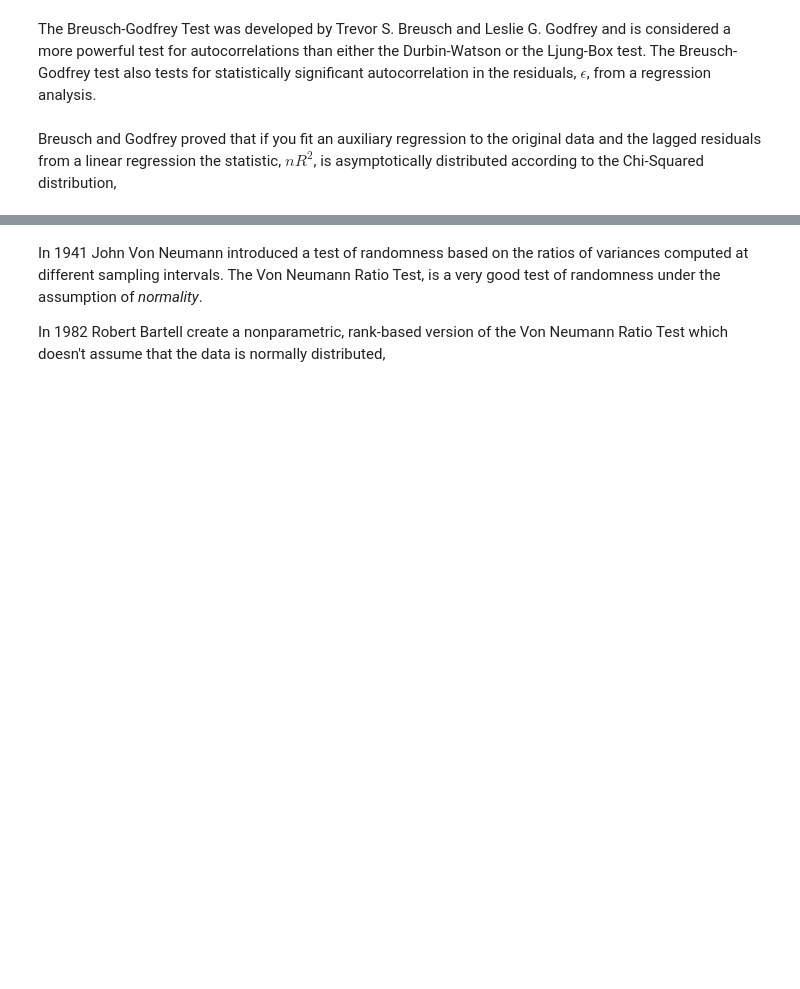
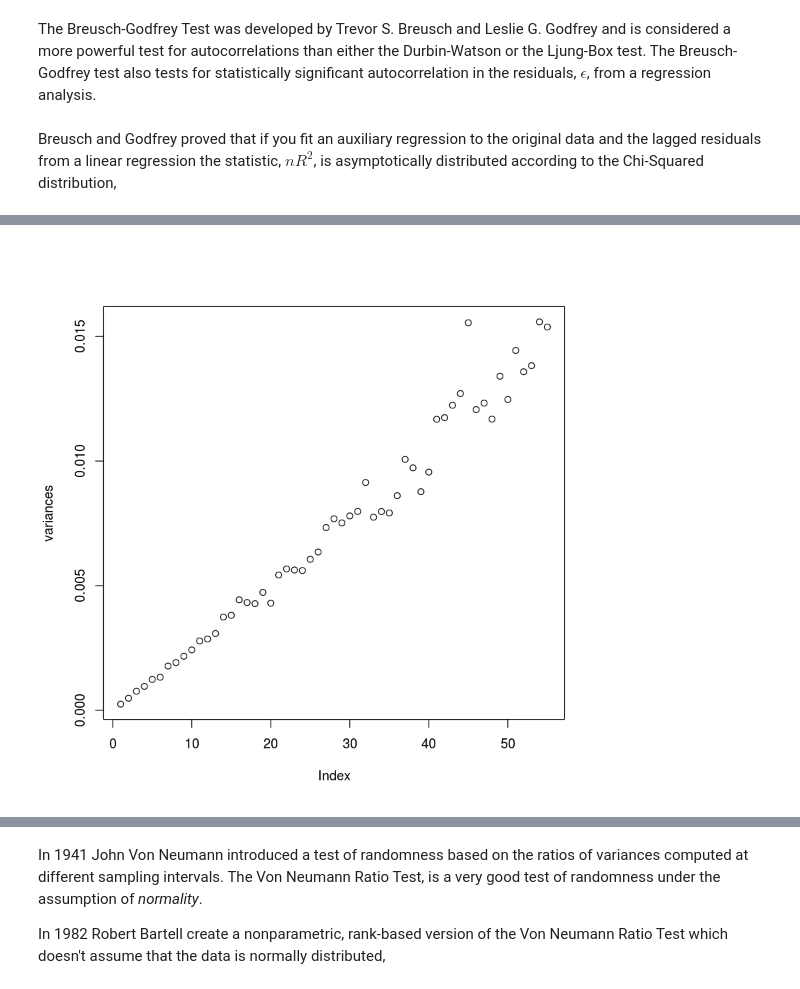
Before and after one commit to StuartGordonReid/Python-Notebooks, a Jupyter notebook: RFinance Talk Market Efficiency.ipynb, the cells around one changed output, grey strips where cells are left out. Drawn from its saved outputs; the diff is of its cells as text; code cells hidden in the pictures; blank space fills up the shorter version.

```diff
--- a/RFinance Talk Market Efficiency.ipynb
+++ b/RFinance Talk Market Efficiency.ipynb
@@ -184,0 +204,10 @@ Breusch and Godfrey proved that if you fit an auxiliary regression to the origin
+# %%
+# Now let's print it's variance at different frequencies.
+variances <- c()
+for(i in 1:55) {
+    suppressWarnings(variances <- c(variances,
+                                    var(emh::as_frequency(gbm_walk, i))))
+}
+plot(variances)
+# %% [output]
+[figure, added]
```
Also changed, not shown: parts of 63 cells of this notebook, 1 other file.
